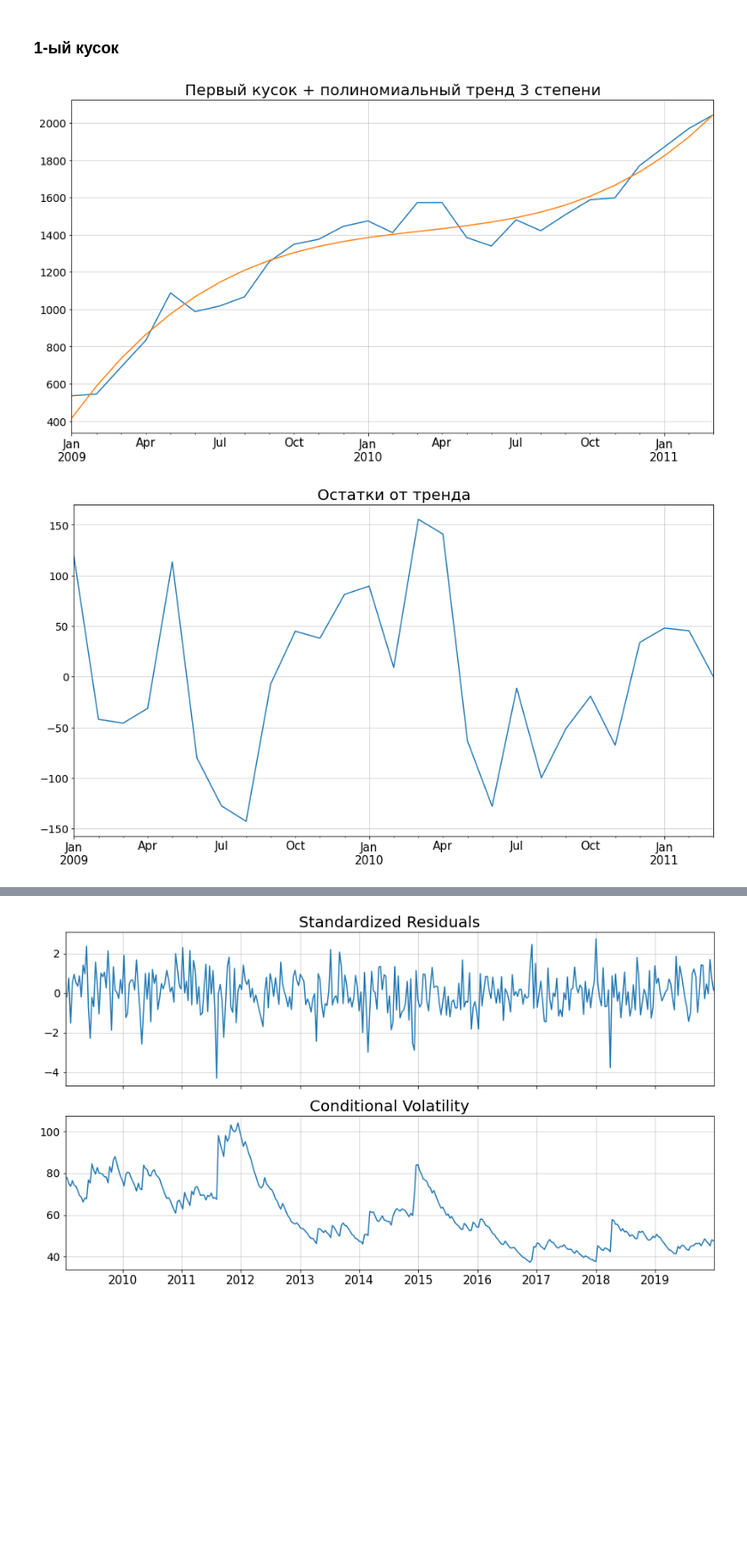
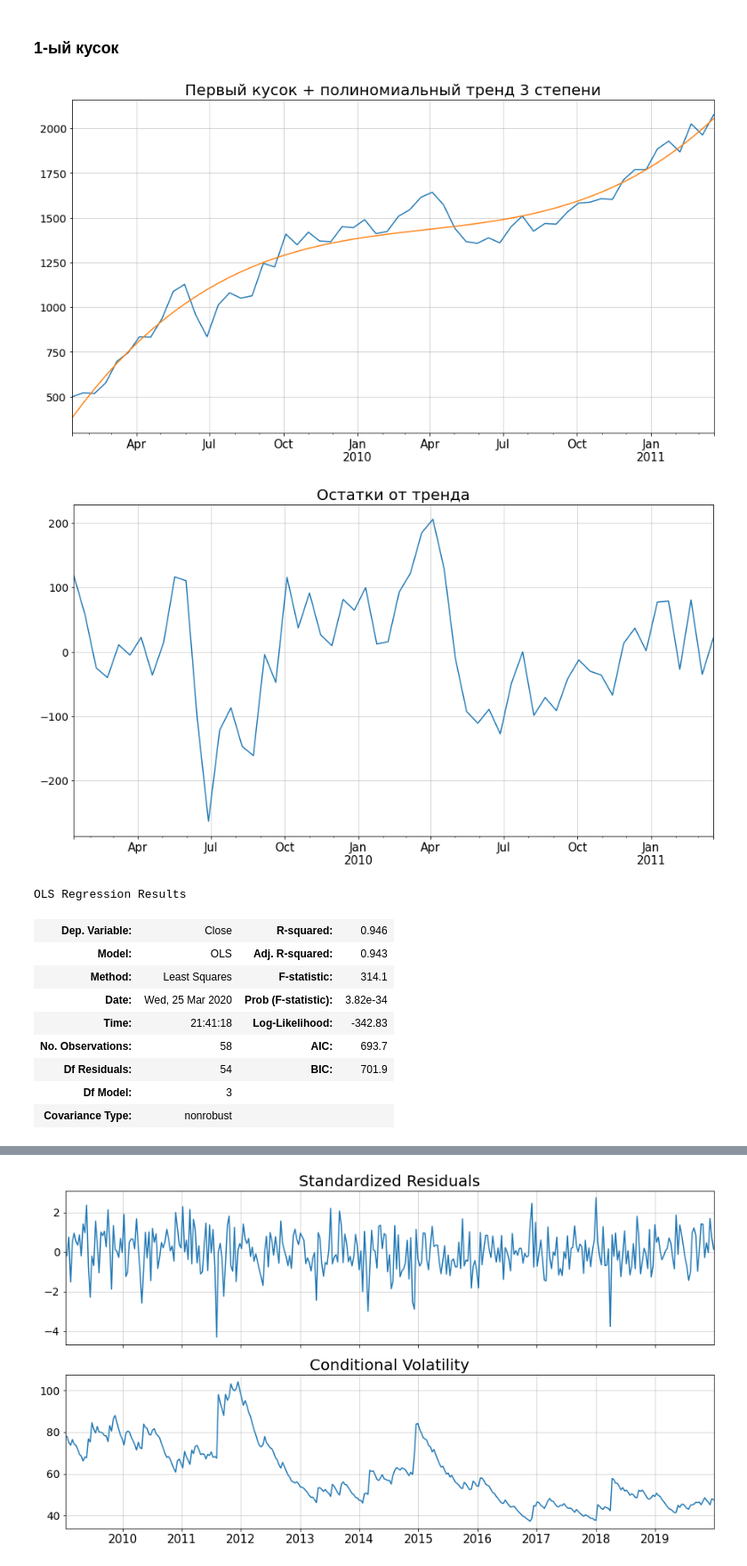
Before and after one commit to xtess16/RTSI, a Jupyter notebook: RTS_test.ipynb, the cells around one changed output, grey strips where cells are left out. Shown at 89% size. Cells and saved outputs as stored; diff of their text form; code cells hidden in the pictures; blank space fills up the shorter version.

```diff
--- a/RTS_test.ipynb
+++ b/RTS_test.ipynb
@@ -40,7 +40,7 @@ plt.rcParams['legend.fontsize'] = 15
 # %%
 df = pd.read_csv('./data/RTSI-dailyhistory-ru.csv', parse_dates=['Date'], index_col='Date', dayfirst=True)
 series = df[('2009-01' < df.index) & (df.index < '2020-02')].Close
-series = series.resample('1m').last()
+series = series.resample('14d').last()
 # %%
 ax = series.plot(legend=True, color='blue', label='Временной ряд', linewidth=2)
 for alpha in [.25, .5, .75]:
@@ -552,14 +548,25 @@ draw(partial_series)
 # %%
 partial_series.p1.plot()
 partial_series.p1.polynomial_trend(3).plot()
 plt.title('Первый кусок + полиномиальный тренд 3 степени')
 plt.xlabel('')
 plt.show()
 
 partial_series.p1.polynomial_trend(3).fitted_model.resid.plot();
 plt.title('Остатки от тренда')
 plt.xlabel('')
 plt.show()
+display(partial_series.p1.polynomial_trend(3).fitted_model.summary())
 # %% [output]
-[figure, old version]
+[figure, new version]
-[figure, old version]
+[figure, new version]
+OLS Regression Results
+| Dep. Variable: | Close | R-squared: | 0.946 |
+| Model: | OLS | Adj. R-squared: | 0.943 |
+| Method: | Least Squares | F-statistic: | 314.1 |
+| Date: | Wed, 25 Mar 2020 | Prob (F-statistic): | 3.82e-34 |
+| Time: | 21:41:18 | Log-Likelihood: | -342.83 |
+| No. Observations: | 58 | AIC: | 693.7 |
+| Df Residuals: | 54 | BIC: | 701.9 |
+| Df Model: | 3 |  |  |
+| Covariance Type: | nonrobust |  |  |
```
Also changed, not shown: parts of 52 cells of this notebook.
